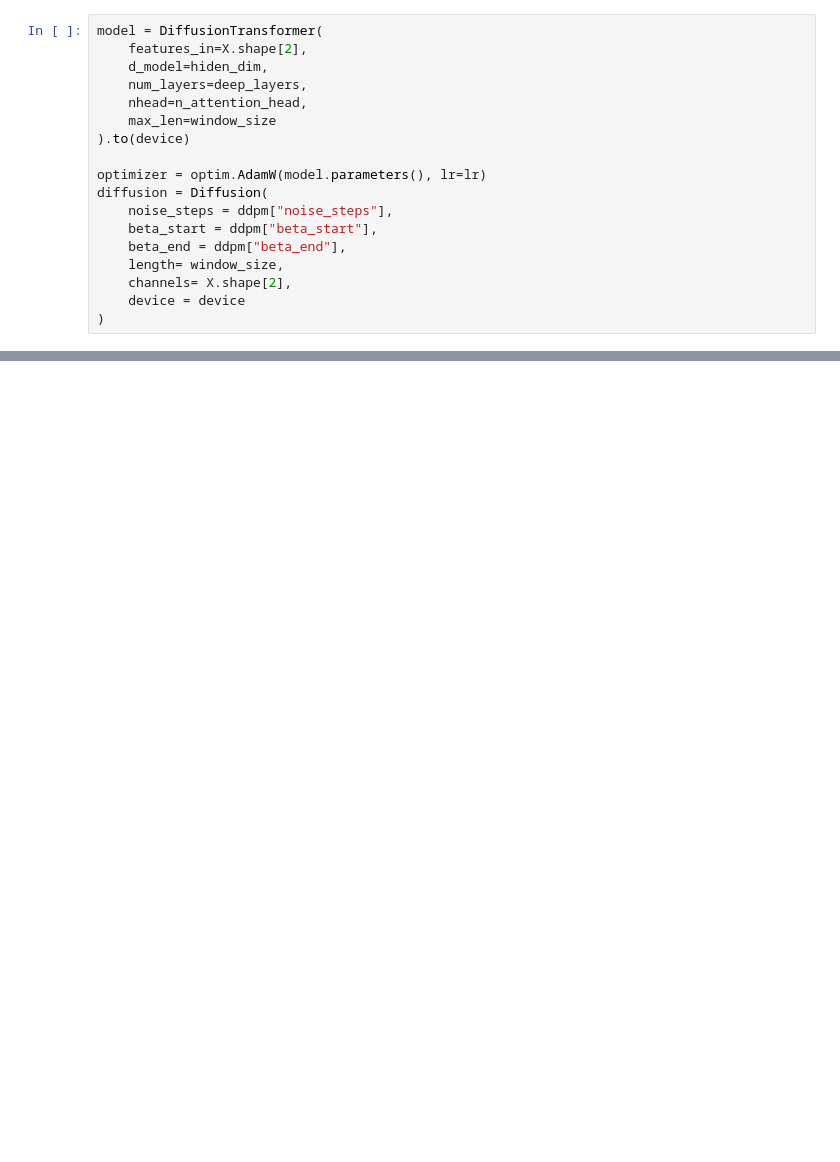
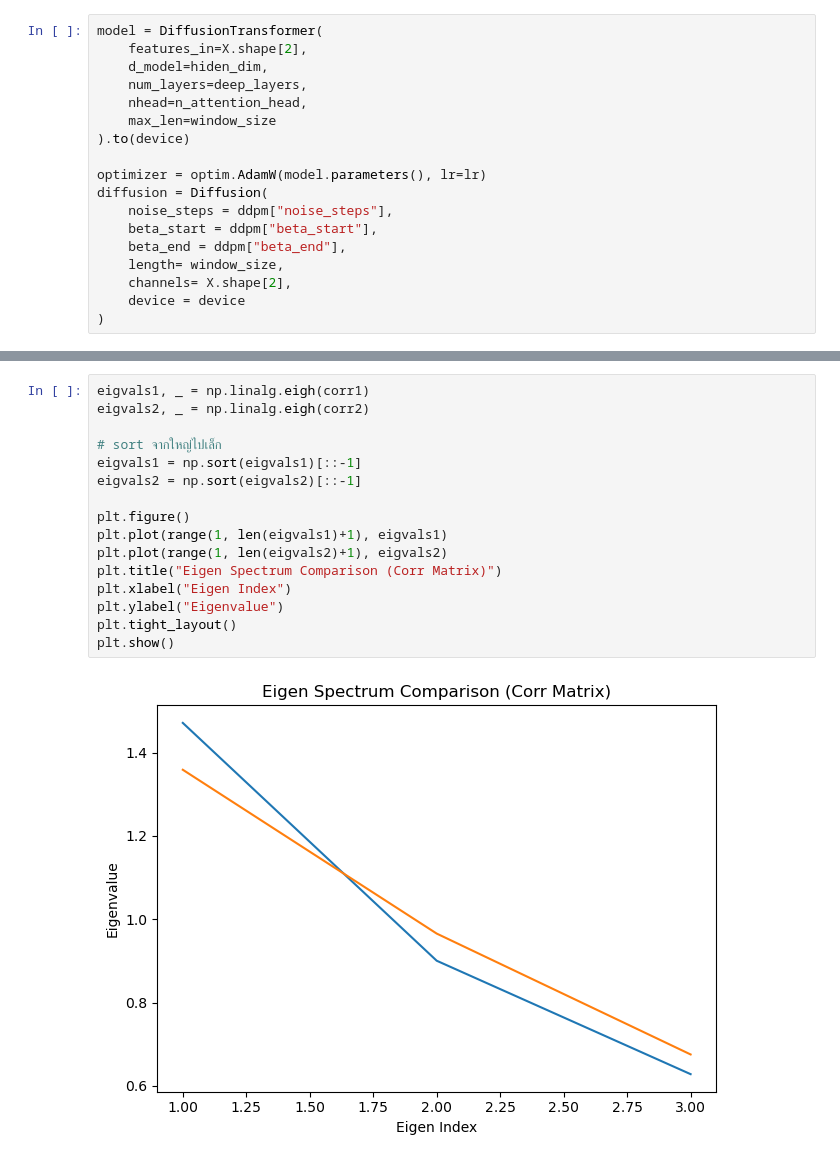
Before and after one commit to Narodomy/Time-Series-Generative-AI-for-Asset-Investment, a Jupyter notebook: notebooks/v4_playground.ipynb, the cells around one changed output, grey strips where cells are left out. Drawn from its saved outputs; the diff is of its cells as text; blank space fills up the shorter version.

```diff
--- a/notebooks/v4_playground.ipynb
+++ b/notebooks/v4_playground.ipynb
@@ -322,0 +549,18 @@ torch.Size([32, 64, 6])
+# %%
+eigvals1, _ = np.linalg.eigh(corr1)
+eigvals2, _ = np.linalg.eigh(corr2)
+
+# sort จากใหญ่ไปเล็ก
+eigvals1 = np.sort(eigvals1)[::-1]
+eigvals2 = np.sort(eigvals2)[::-1]
+
+plt.figure()
+plt.plot(range(1, len(eigvals1)+1), eigvals1)
+plt.plot(range(1, len(eigvals2)+1), eigvals2)
+plt.title("Eigen Spectrum Comparison (Corr Matrix)")
+plt.xlabel("Eigen Index")
+plt.ylabel("Eigenvalue")
+plt.tight_layout()
+plt.show()
+# %% [output]
+[figure, added]
```
Also changed, not shown: parts of 52 cells of this notebook, 7 other files.
